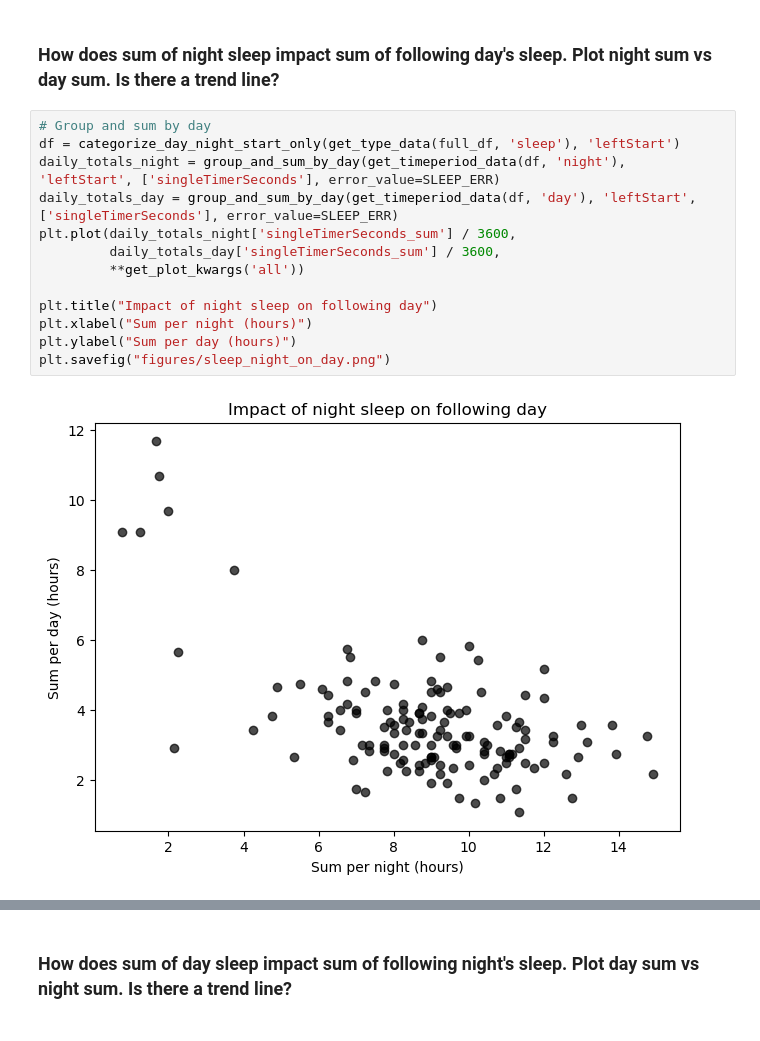
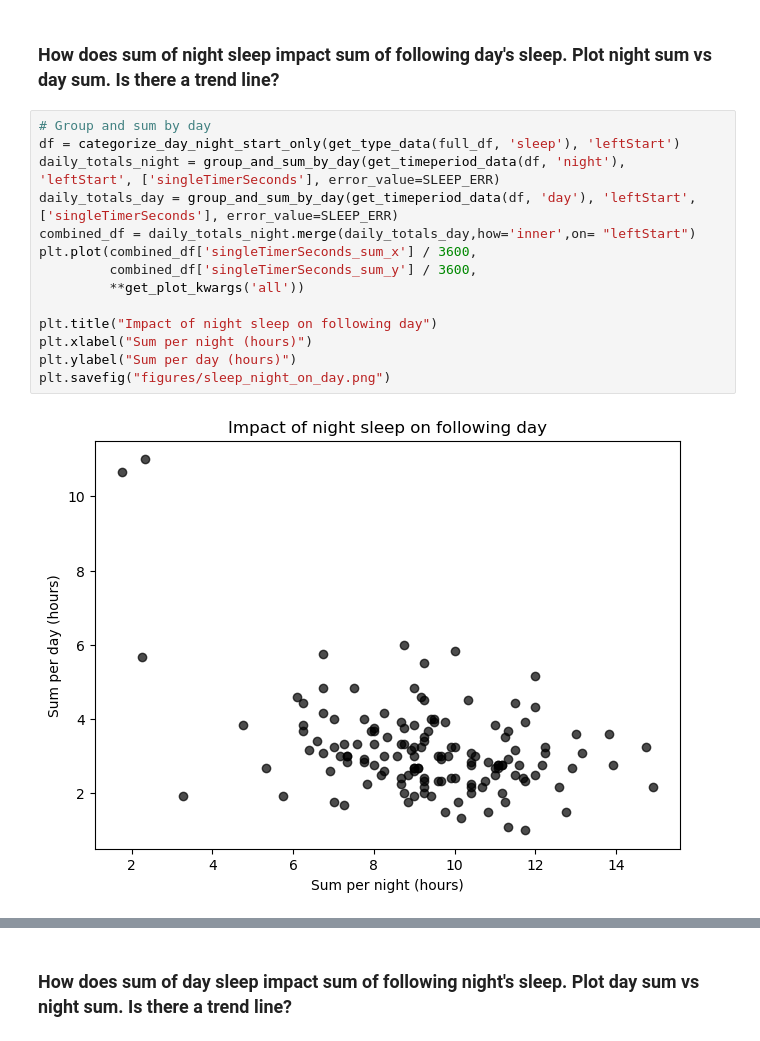
Before and after one commit to deividribeiro/baby_growth_tracking, a Jupyter notebook: mybaby.ipynb, the cells around one changed output, grey strips where cells are left out. Saved outputs shown, nothing was run; the diff lists cells and outputs as text.

```diff
--- a/mybaby.ipynb
+++ b/mybaby.ipynb
@@ -588,15 +602,16 @@ plt.savefig("figures/sleep_per_weekday_day_night.png")
 # %%
 # Group and sum by day
 df = categorize_day_night_start_only(get_type_data(full_df, 'sleep'), 'leftStart')
 daily_totals_night = group_and_sum_by_day(get_timeperiod_data(df, 'night'), 'leftStart', ['singleTimerSeconds'], error_value=SLEEP_ERR)
 daily_totals_day = group_and_sum_by_day(get_timeperiod_data(df, 'day'), 'leftStart', ['singleTimerSeconds'], error_value=SLEEP_ERR)
-plt.plot(daily_totals_night['singleTimerSeconds_sum'] / 3600,
-         daily_totals_day['singleTimerSeconds_sum'] / 3600,
+combined_df = daily_totals_night.merge(daily_totals_day,how='inner',on= "leftStart")
+plt.plot(combined_df['singleTimerSeconds_sum_x'] / 3600,
+         combined_df['singleTimerSeconds_sum_y'] / 3600,
          **get_plot_kwargs('all'))
 
 plt.title("Impact of night sleep on following day")
 plt.xlabel("Sum per night (hours)")
 plt.ylabel("Sum per day (hours)")
 plt.savefig("figures/sleep_night_on_day.png")
 # %% [output]
-[figure, old version]
+[figure, new version]
```
Also changed, not shown: parts of 33 cells of this notebook, 20 other files.
